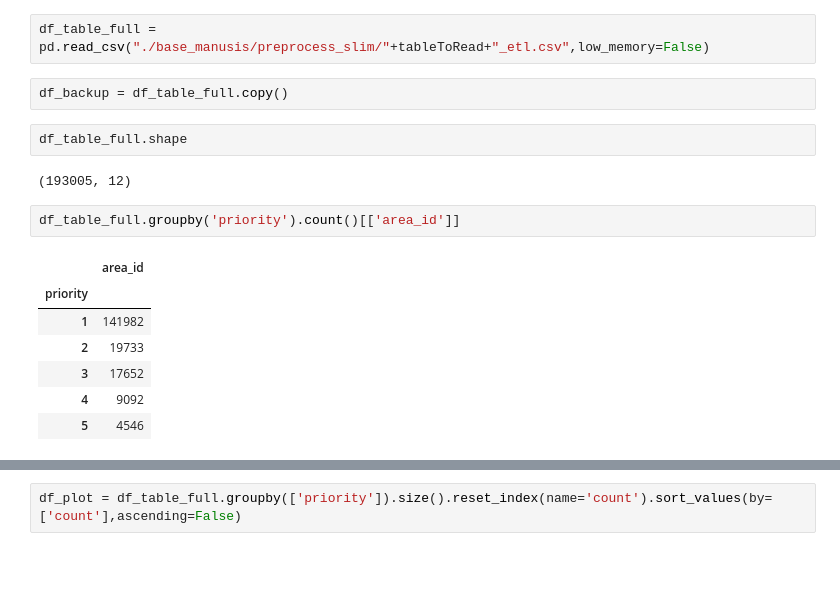
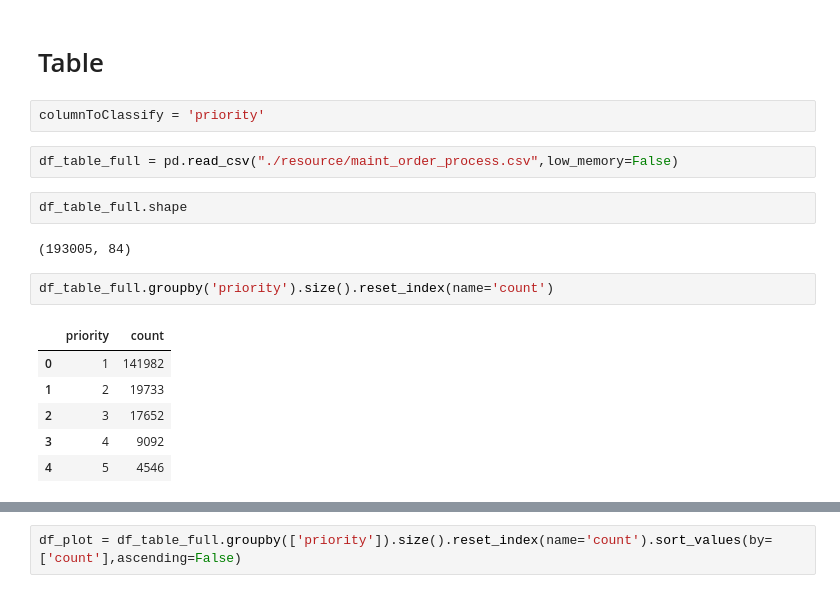
Before and after one commit to GregBueno/tcc_ml, a Jupyter notebook: 2MachineLearning.ipynb, the cells around one changed output, grey strips where cells are left out. Cells and saved outputs as stored; diff of their text form; blank space fills up the shorter version.

```diff
--- a/2MachineLearning.ipynb
+++ b/2MachineLearning.ipynb
@@ -68,18 +118,19 @@ columnToClassify = 'priority'
+# %% [markdown]
+# Table
+# %%
+columnToClassify = 'priority'
 # %%
-df_table_full = pd.read_csv("./base_manusis/preprocess_slim/"+tableToRead+"_etl.csv",low_memory=False)
+df_table_full = pd.read_csv("./resource/maint_order_process.csv",low_memory=False)
-# %%
-df_backup = df_table_full.copy()
 # %%
 df_table_full.shape
 # %% [output]
-(193005, 12)
+(193005, 84)
 # %%
-df_table_full.groupby('priority').count()[['area_id']]
+df_table_full.groupby('priority').size().reset_index(name='count')
 # %% [output]
-|  | area_id |
-| priority |  |
-| 1 | 141982 |
-| 2 | 19733 |
-| 3 | 17652 |
-| 4 | 9092 |
-| 5 | 4546 |
+|  | priority | count |
+| 0 | 1 | 141982 |
+| 1 | 2 | 19733 |
+| 2 | 3 | 17652 |
+| 3 | 4 | 9092 |
+| 4 | 5 | 4546 |
```
Also changed, not shown: parts of 82 cells of this notebook, 36 other files.
